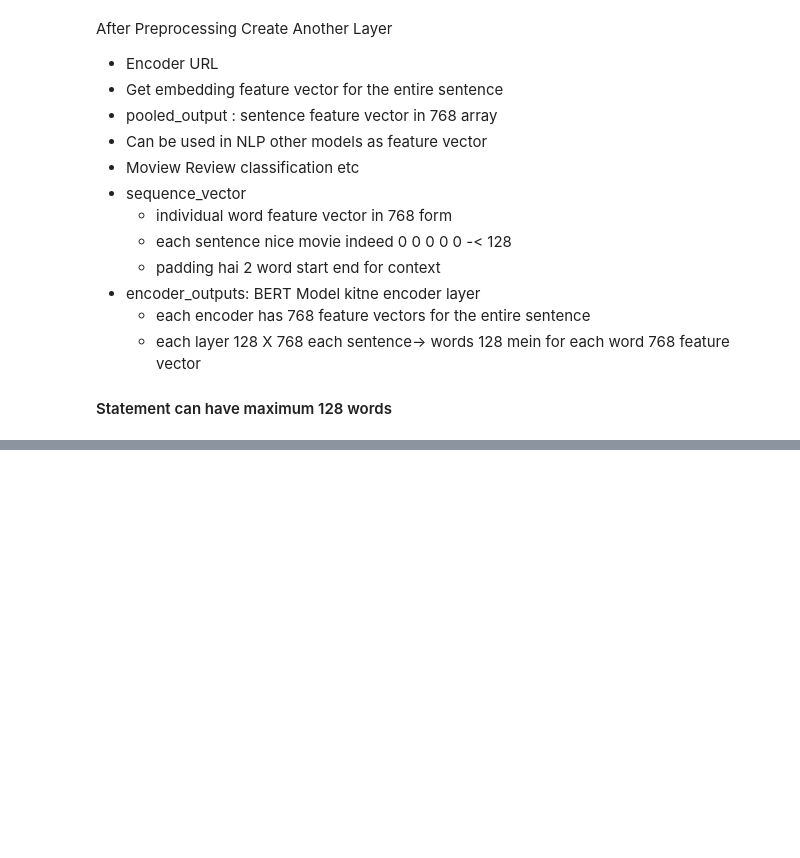
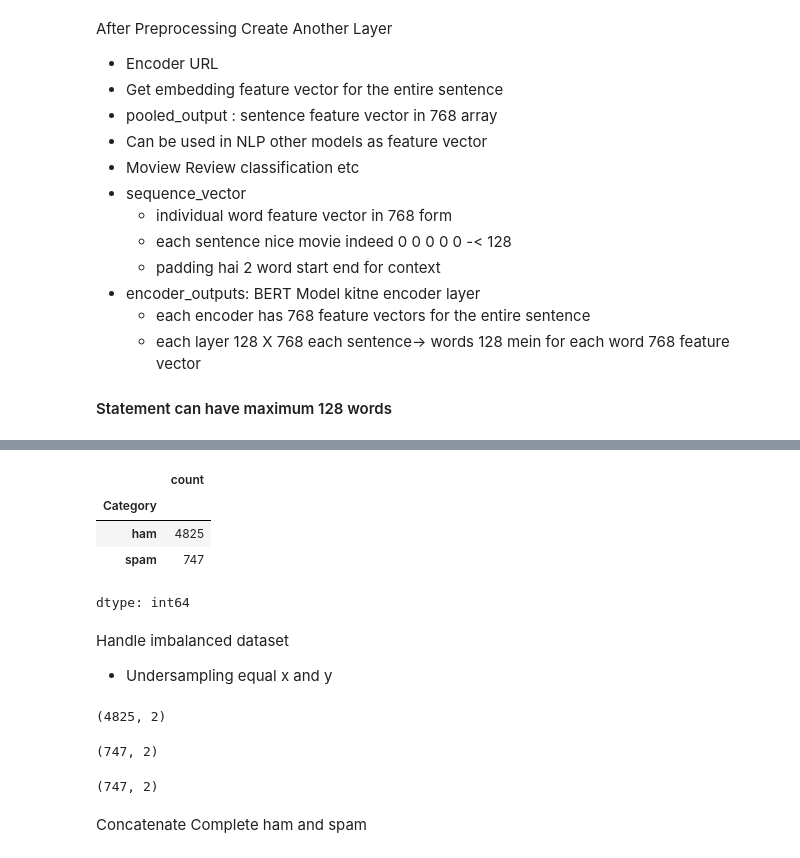
Before and after one commit to 1500-Shubham/ML-DL-AI, a Jupyter notebook: deep_learning_CodeBasics.ipynb, the cells around one changed output, grey strips where cells are left out. Cells and saved outputs as stored; diff of their text form; code cells hidden in the pictures; blank space fills up the shorter version.

```diff
--- a/deep_learning_CodeBasics.ipynb
+++ b/deep_learning_CodeBasics.ipynb
@@ -2510,0 +2538,11 @@ len(bert_results['encoder_outputs'])
+# %%
+df['Category'].value_counts()
+# %% [output]
+|  | count |
+| Category |  |
+| ham | 4825 |
+| spam | 747 |
+dtype: int64
+# %% [markdown]
+Handle imbalanced dataset
+- Undersampling equal x and y
@@ -2510,0 +2552,8 @@ len(bert_results['encoder_outputs'])
+# %%
+df_ham.shape
+# %% [output]
+(4825, 2)
+# %%
+df_spam.shape
+# %% [output]
+(747, 2)
@@ -2510,0 +2562,6 @@ len(bert_results['encoder_outputs'])
+# %%
+df_ham_downsampled.shape
+# %% [output]
+(747, 2)
+# %% [markdown]
+Concatenate Complete ham and spam
```
Also changed, not shown: parts of 29 cells of this notebook.
